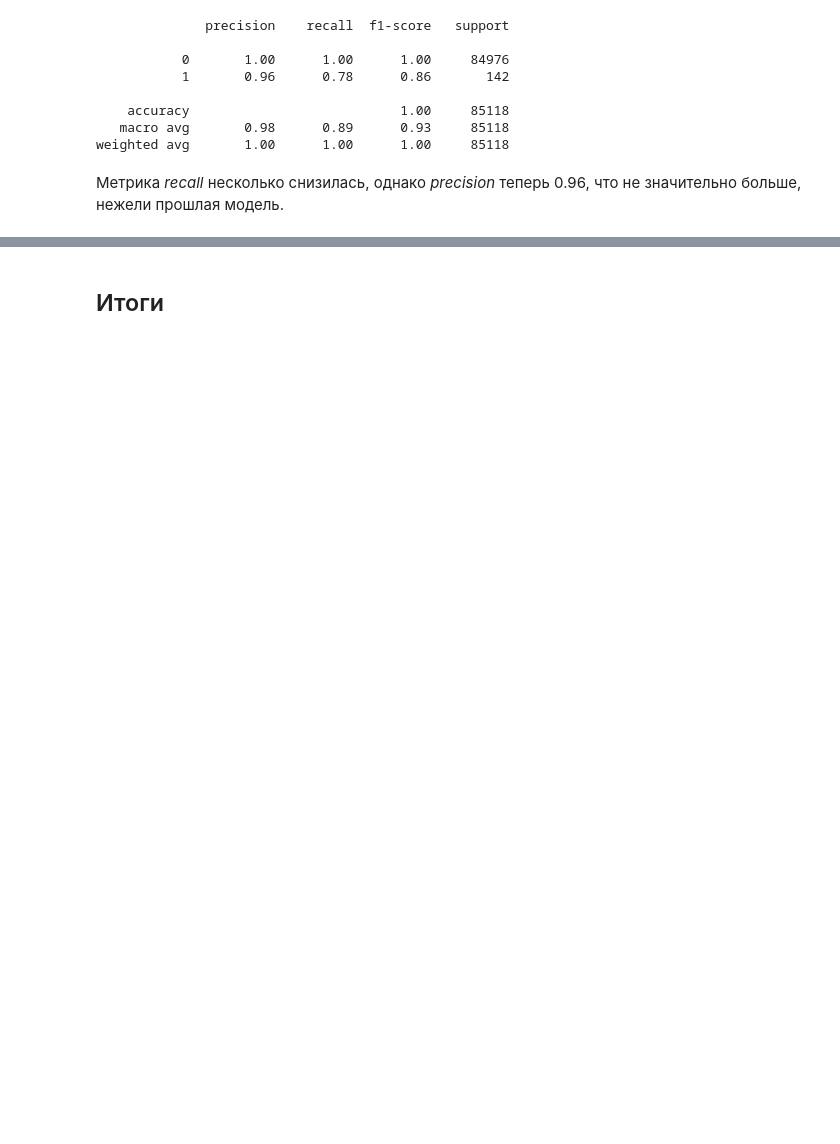
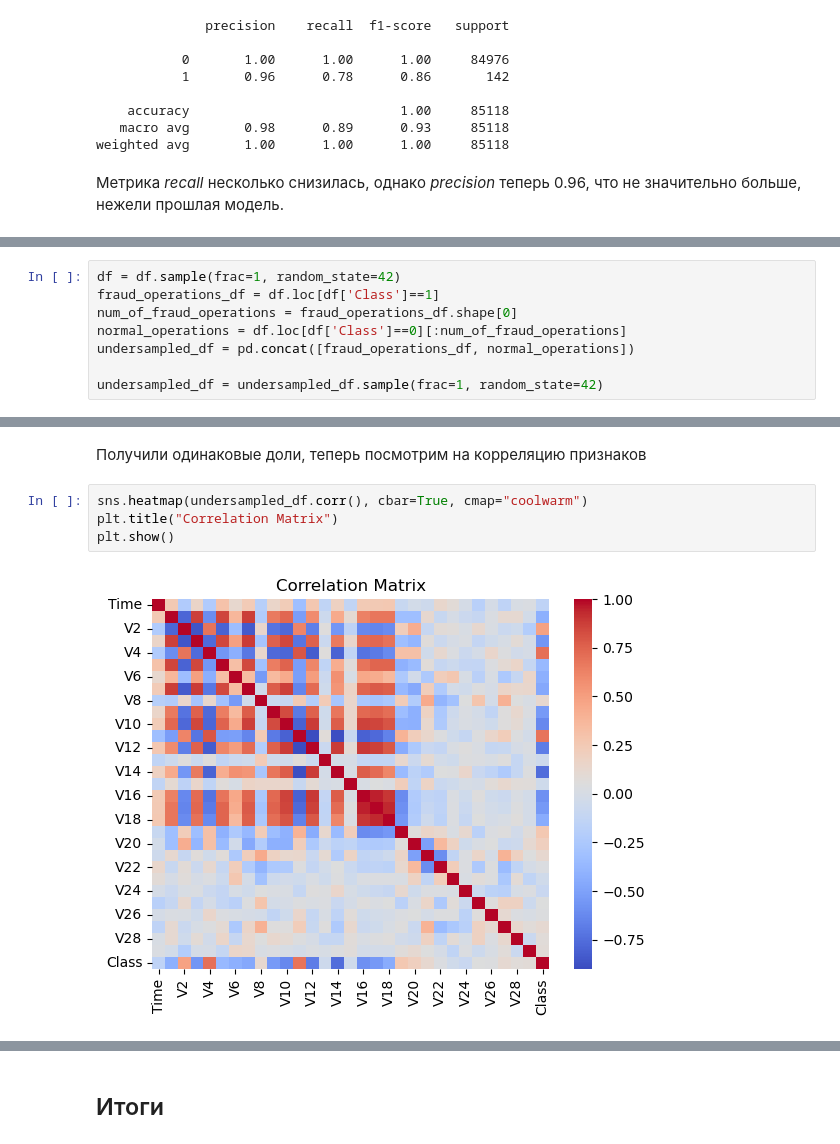
Before and after one commit to ega221/CreditCardFraudDetection, a Jupyter notebook: CreditCardFraudDetection.ipynb, the cells around one changed output, grey strips where cells are left out. Drawn from its saved outputs; the diff is of its cells as text; blank space fills up the shorter version.

```diff
--- a/CreditCardFraudDetection.ipynb
+++ b/CreditCardFraudDetection.ipynb
@@ -248,0 +253,8 @@ weighted avg       1.00      1.00      1.00     85118
+# %%
+df = df.sample(frac=1, random_state=42)
+fraud_operations_df = df.loc[df['Class']==1]
+num_of_fraud_operations = fraud_operations_df.shape[0]
+normal_operations = df.loc[df['Class']==0][:num_of_fraud_operations]
+undersampled_df = pd.concat([fraud_operations_df, normal_operations])
+
+undersampled_df = undersampled_df.sample(frac=1, random_state=42)
@@ -248,0 +272,8 @@ weighted avg       1.00      1.00      1.00     85118
+# %% [markdown]
+Получили одинаковые доли, теперь посмотрим на корреляцию признаков
+# %%
+sns.heatmap(undersampled_df.corr(), cbar=True, cmap="coolwarm")
+plt.title("Correlation Matrix")
+plt.show()
+# %% [output]
+[figure, added]
```
Also changed, not shown: parts of 27 cells of this notebook.
